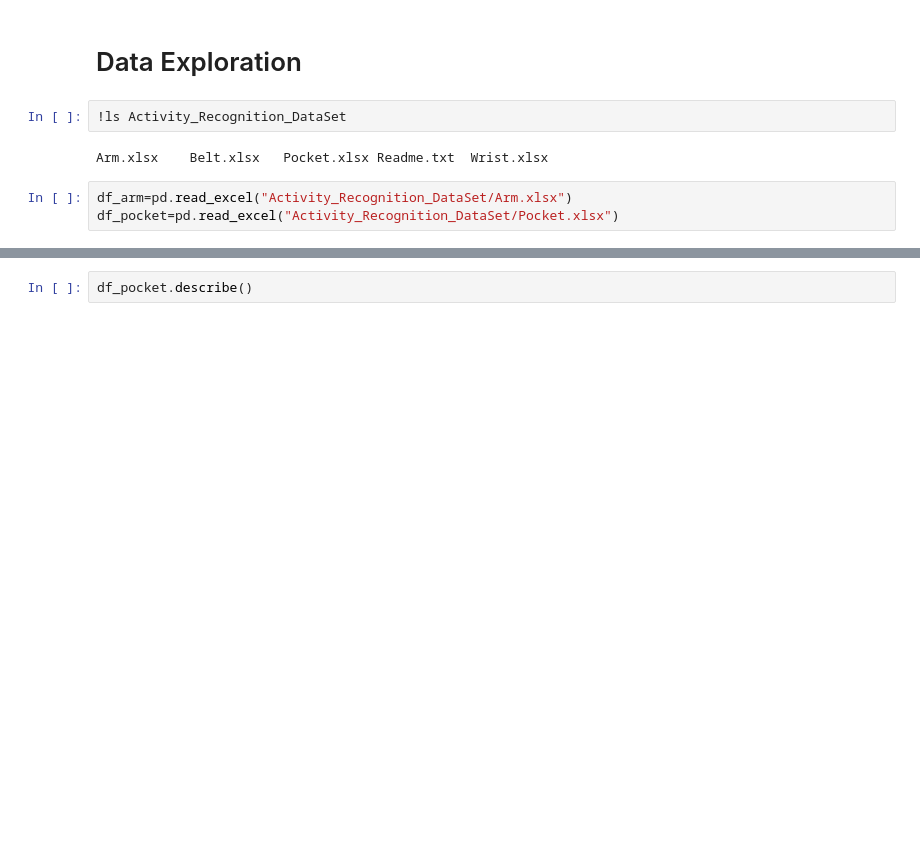
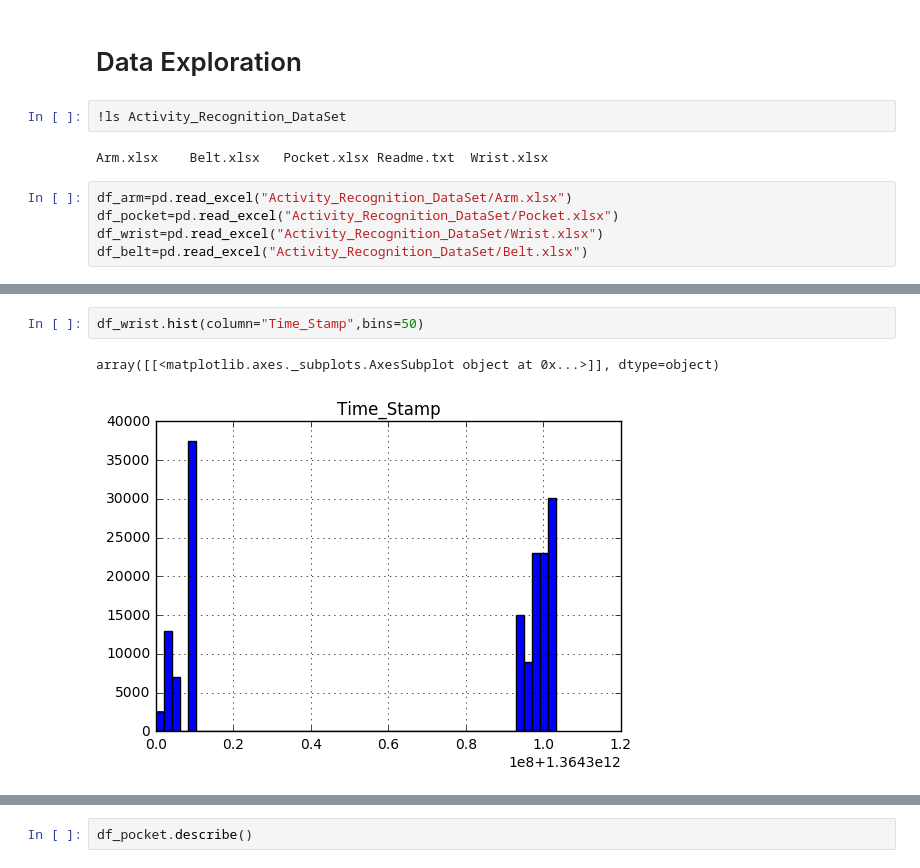
Before and after one commit to AndreaMassari/activity_recognition, a Jupyter notebook: Activty_Recognition.ipynb, the cells around one changed output, grey strips where cells are left out. Cells and saved outputs as stored; diff of their text form; blank space fills up the shorter version.

```diff
--- a/Activty_Recognition.ipynb
+++ b/Activty_Recognition.ipynb
@@ -9,3 +16,5 @@ Arm.xlsx    Belt.xlsx   Pocket.xlsx Readme.txt  Wrist.xlsx
 # %%
 df_arm=pd.read_excel("Activity_Recognition_DataSet/Arm.xlsx")
 df_pocket=pd.read_excel("Activity_Recognition_DataSet/Pocket.xlsx")
+df_wrist=pd.read_excel("Activity_Recognition_DataSet/Wrist.xlsx")
+df_belt=pd.read_excel("Activity_Recognition_DataSet/Belt.xlsx")
@@ -41,0 +69,5 @@ df_arm.describe()
+# %%
+df_wrist.hist(column="Time_Stamp",bins=50)
+# %% [output]
+array([[<matplotlib.axes._subplots.AxesSubplot object at 0x...>]], dtype=object)
+[figure, added]
```
Also changed, not shown: parts of 33 cells of this notebook.
